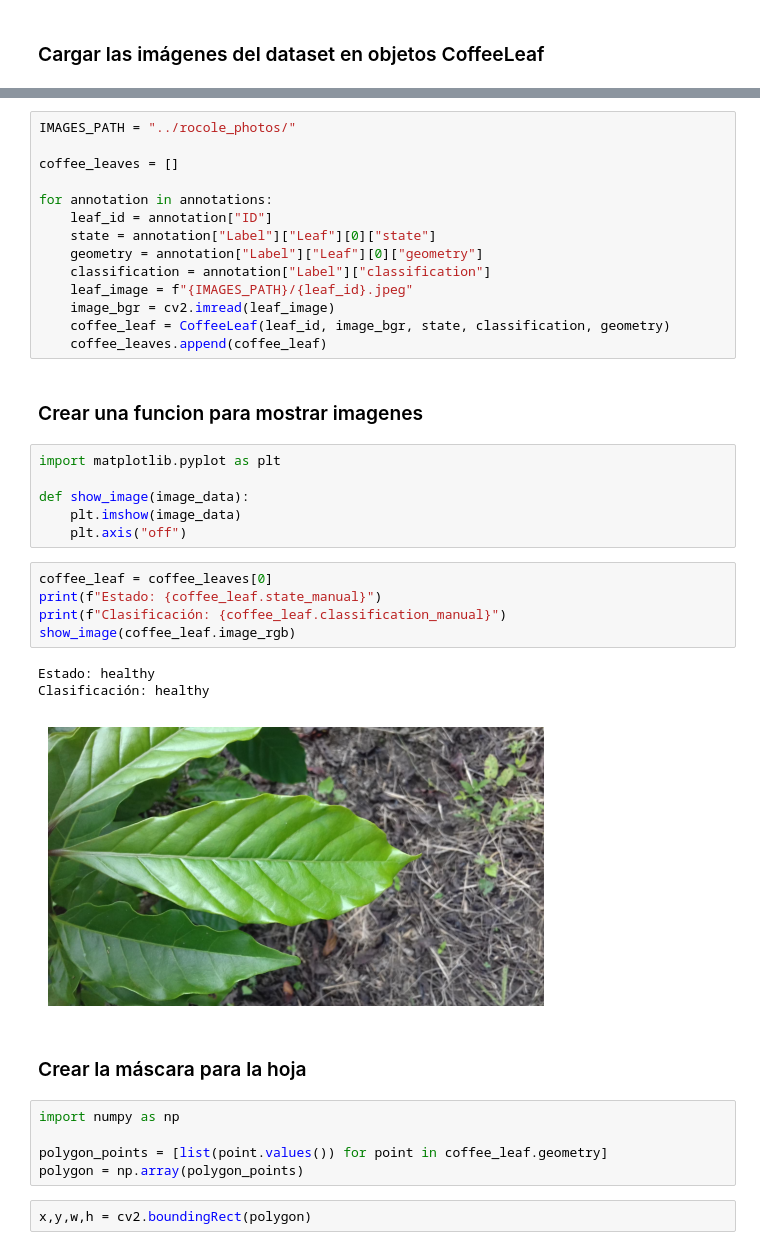
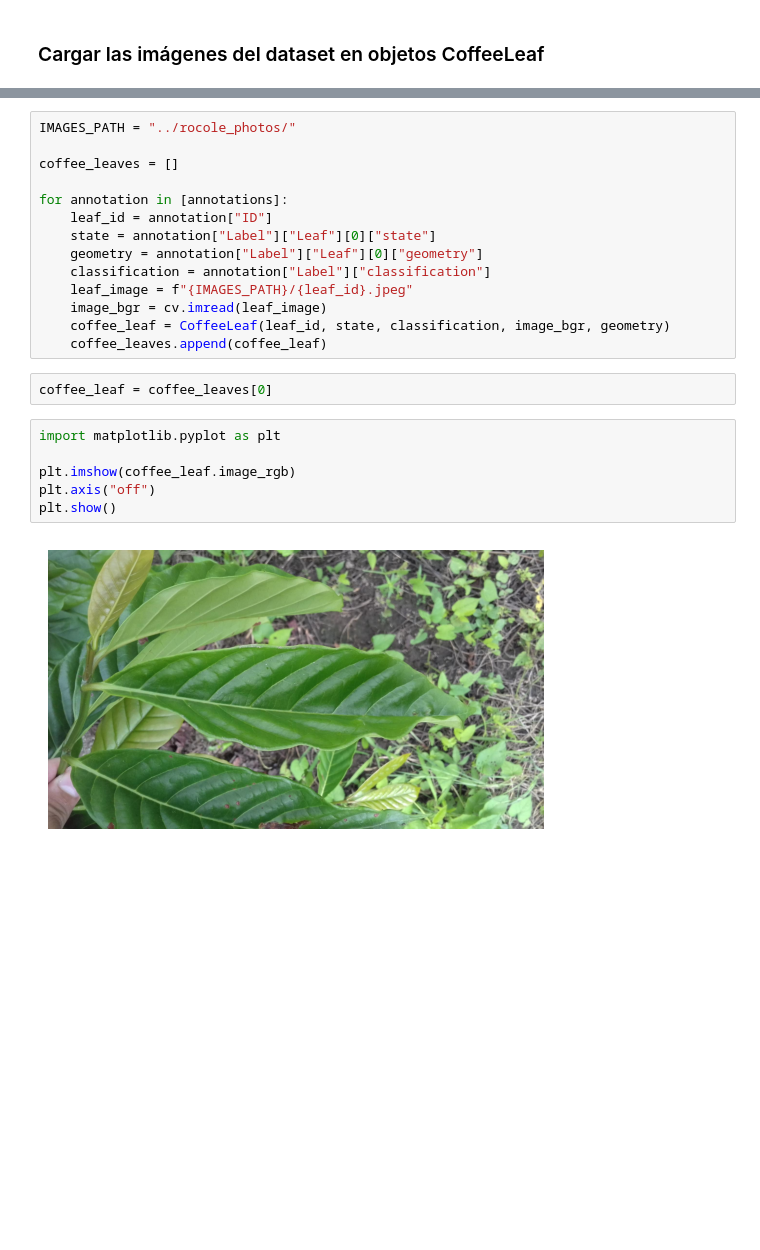
Before and after one commit to LindermanDgz/coffee-leaves-classification, a Jupyter notebook: coffee-leaves-classification.ipynb, the cells around one changed output, grey strips where cells are left out. Saved outputs shown, nothing was run; the diff lists cells and outputs as text; blank space fills up the shorter version.

```diff
--- a/coffee-leaves-classification.ipynb
+++ b/coffee-leaves-classification.ipynb
@@ -71,38 +118,22 @@ IMAGES_PATH = "../rocole_photos/"
 
 coffee_leaves = []
 
-for annotation in annotations:
+for annotation in [annotations]:
     leaf_id = annotation["ID"]
     state = annotation["Label"]["Leaf"][0]["state"]
     geometry = annotation["Label"]["Leaf"][0]["geometry"]
     classification = annotation["Label"]["classification"]
     leaf_image = f"{IMAGES_PATH}/{leaf_id}.jpeg"
-    image_bgr = cv2.imread(leaf_image)
-    coffee_leaf = CoffeeLeaf(leaf_id, image_bgr, state, classification, geometry)
+    image_bgr = cv.imread(leaf_image)
+    coffee_leaf = CoffeeLeaf(leaf_id, state, classification, image_bgr, geometry)
     coffee_leaves.append(coffee_leaf)
-# %% [markdown]
-### Crear una funcion para mostrar imagenes
+# %%
+coffee_leaf = coffee_leaves[0]
 # %%
 import matplotlib.pyplot as plt
 
-def show_image(image_data):
-    plt.imshow(image_data)
-    plt.axis("off")
+plt.imshow(coffee_leaf.image_rgb)
+plt.axis("off")
+plt.show()
+# %% [output]
+[figure, added]
-# %%
-coffee_leaf = coffee_leaves[0]
-print(f"Estado: {coffee_leaf.state_manual}")
-print(f"Clasificación: {coffee_leaf.classification_manual}")
-show_image(coffee_leaf.image_rgb)
-# %% [output]
-Estado: healthy
-Clasificación: healthy
-[figure, removed]
-# %% [markdown]
-### Crear la máscara para la hoja
-# %%
-import numpy as np
-
-polygon_points = [list(point.values()) for point in coffee_leaf.geometry]
-polygon = np.array(polygon_points)
-# %%
-x,y,w,h = cv2.boundingRect(polygon)
```
Also changed, not shown: parts of 21 cells of this notebook.
